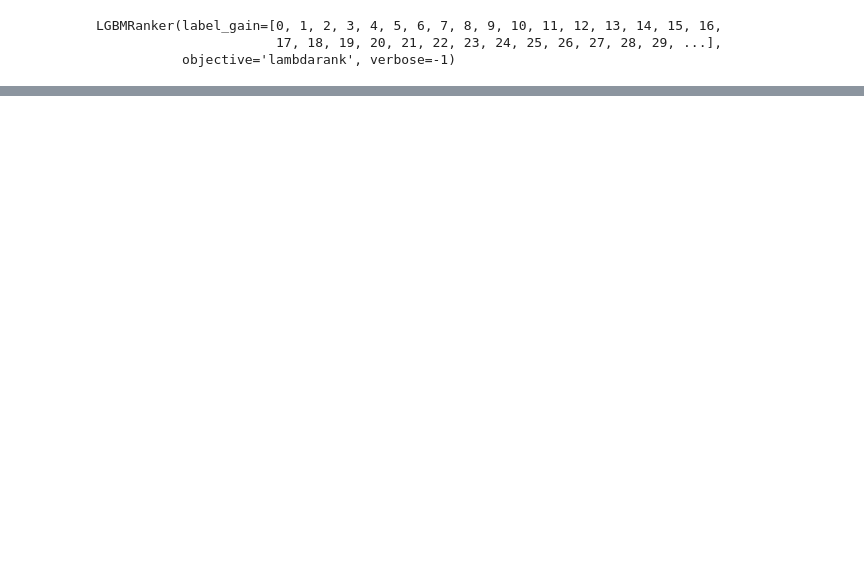
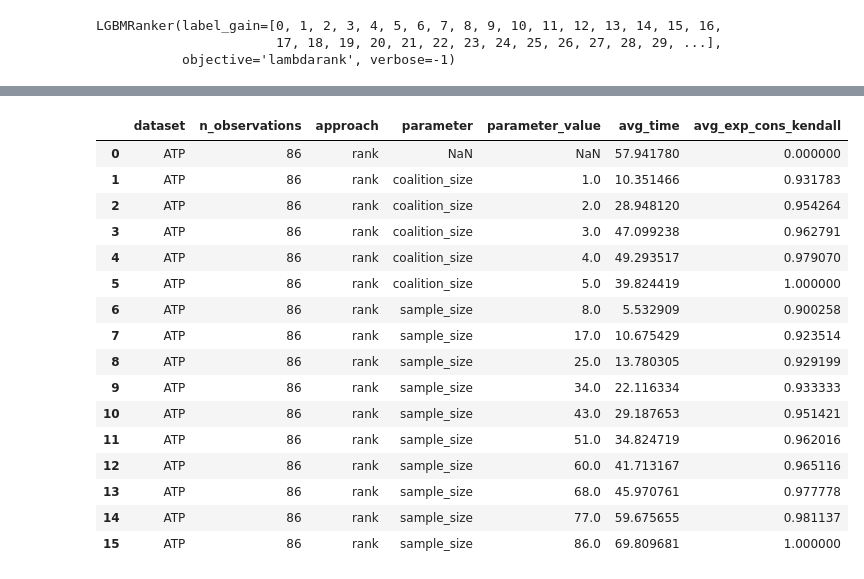
Before and after one commit to DataResponsibly/xAI-Ranking-Benchmark, a Jupyter notebook: notebooks/0.3-time-experiment.ipynb, the cells around one changed output, grey strips where cells are left out. Saved outputs shown, nothing was run; the diff lists cells and outputs as text; code cells hidden in the pictures; blank space fills up the shorter version.

Commit message:
PUB add time experiment

```diff
--- a/notebooks/0.3-time-experiment.ipynb
+++ b/notebooks/0.3-time-experiment.ipynb
@@ -359,0 +345,25 @@ results
+# %%
+metric = "exp_cons_kendall"
+col_mask = results.columns.str.startswith(metric)
+results[f"avg_{metric}"] = results.iloc[:, col_mask].mean(1)
+col_mask = results.columns == f"avg_{metric}"
+col_mask[:6] = True
+results.iloc[:, col_mask]
+# %% [output]
+|  | dataset | n_observations | approach | parameter | parameter_value | avg_time | avg_exp_cons_kendall |
+| 0 | ATP | 86 | rank | NaN | NaN | 57.941780 | 0.000000 |
+| 1 | ATP | 86 | rank | coalition_size | 1.0 | 10.351466 | 0.931783 |
+| 2 | ATP | 86 | rank | coalition_size | 2.0 | 28.948120 | 0.954264 |
+| 3 | ATP | 86 | rank | coalition_size | 3.0 | 47.099238 | 0.962791 |
+| 4 | ATP | 86 | rank | coalition_size | 4.0 | 49.293517 | 0.979070 |
+| 5 | ATP | 86 | rank | coalition_size | 5.0 | 39.824419 | 1.000000 |
+| 6 | ATP | 86 | rank | sample_size | 8.0 | 5.532909 | 0.900258 |
+| 7 | ATP | 86 | rank | sample_size | 17.0 | 10.675429 | 0.923514 |
+| 8 | ATP | 86 | rank | sample_size | 25.0 | 13.780305 | 0.929199 |
+| 9 | ATP | 86 | rank | sample_size | 34.0 | 22.116334 | 0.933333 |
+| 10 | ATP | 86 | rank | sample_size | 43.0 | 29.187653 | 0.951421 |
+| 11 | ATP | 86 | rank | sample_size | 51.0 | 34.824719 | 0.962016 |
+| 12 | ATP | 86 | rank | sample_size | 60.0 | 41.713167 | 0.965116 |
+| 13 | ATP | 86 | rank | sample_size | 68.0 | 45.970761 | 0.977778 |
+| 14 | ATP | 86 | rank | sample_size | 77.0 | 59.675655 | 0.981137 |
+| 15 | ATP | 86 | rank | sample_size | 86.0 | 69.809681 | 1.000000 |
```
Also changed, not shown: parts of 5 cells of this notebook, 1 other file.
